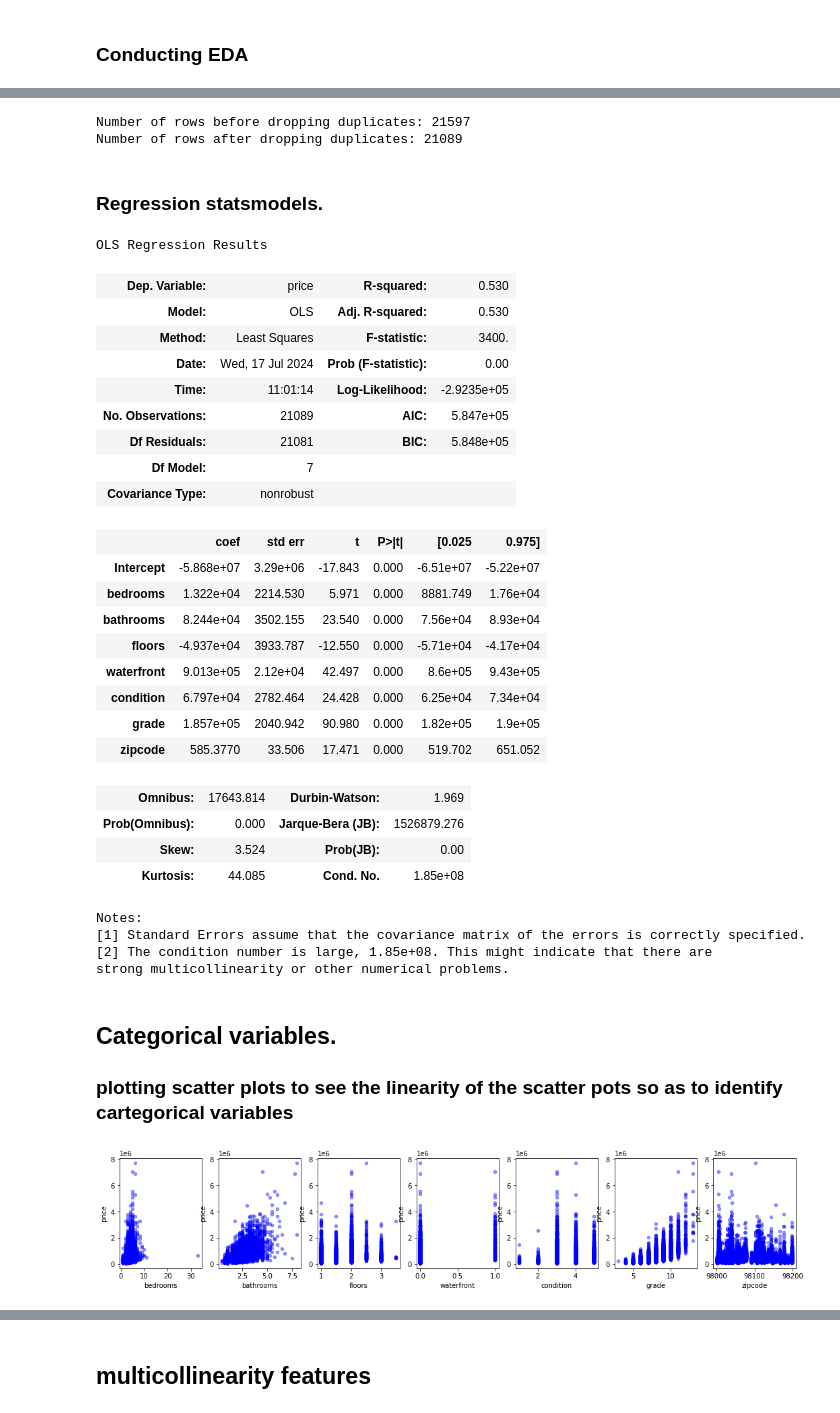
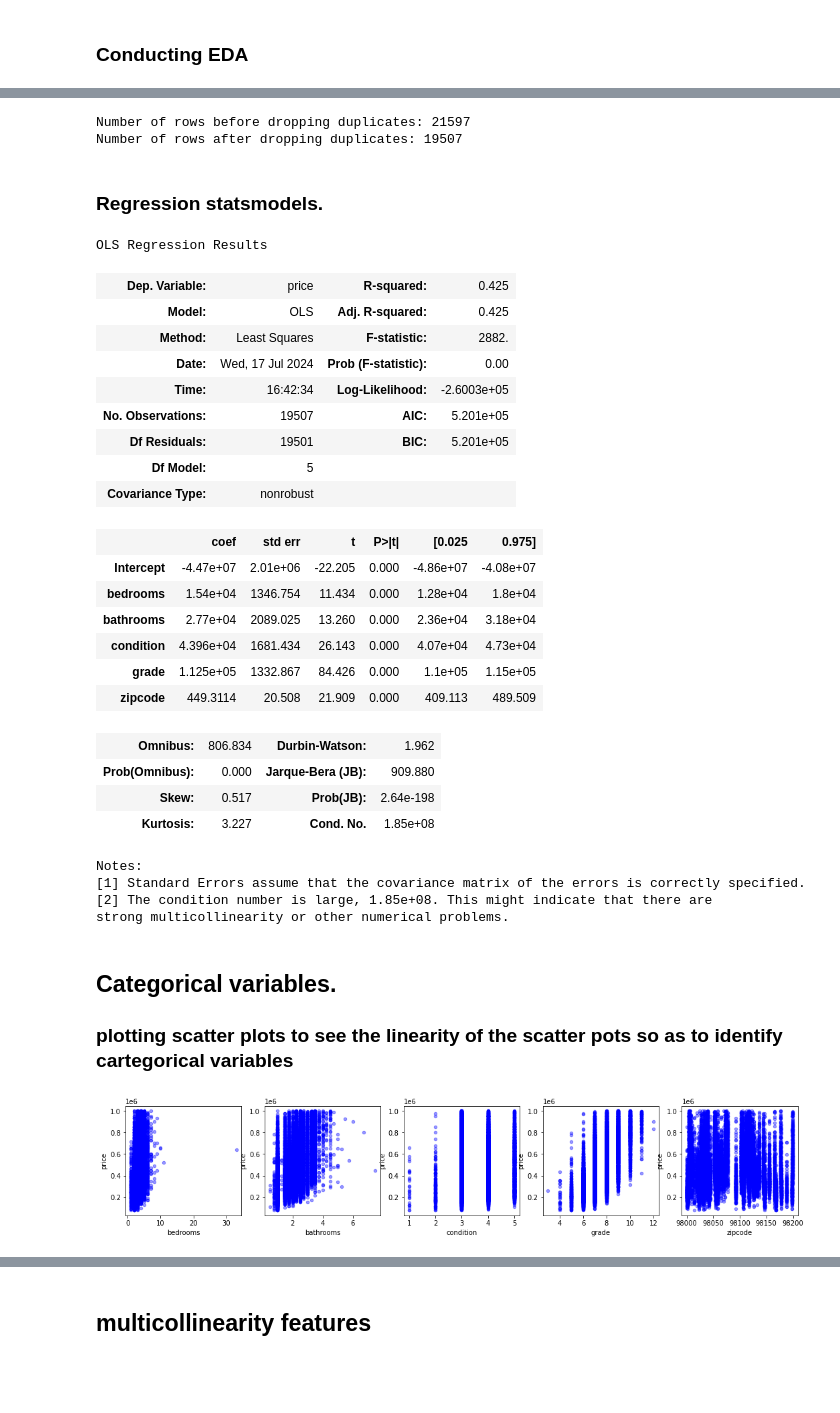
Before and after one commit to ANGI3MAINA/King-County-Housing-Analysis, a Jupyter notebook: Data/Work/Angel.ipynb, the cells around one changed output, grey strips where cells are left out. Cells and saved outputs as stored; diff of their text form; code cells hidden in the pictures; blank space fills up the shorter version.

Commit message:
redid with some corrections on removing outliers and price being < 1000,000

```diff
--- a/Data/Work/Angel.ipynb
+++ b/Data/Work/Angel.ipynb
@@ -25,13 +25,16 @@ df.head() #viewing the first 5 rows of the data
 ### Conducting EDA
 # %%
 # Columns to drop
-columns_to_drop = ['id','date', 'view','sqft_living','sqft_lot','sqft_above', 'sqft_basement',
+columns_to_drop = ['id','date', 'view','sqft_living','sqft_lot','floors','waterfront','sqft_above', 'sqft_basement',
                    'yr_renovated','yr_built', 'lat', 'long',
                    'sqft_living15', 'sqft_lot15']
 
 # Drop the specified columns
 house_df = df.drop(columns=columns_to_drop)
 
+#filter rows with price < 1,000,000
+filtered_house_df = house_df[house_df['price']< 1000000]
+
 # Display the first few rows to confirm the columns have been dropped
-house_df.head()
+filtered_house_df.head()
 # %% [output]
@@ -103,13 +90,13 @@ Number of duplicate rows: 508
 # %%
 # Drop duplicate rows
-house_df_cleaned = house_df.drop_duplicates()
+filtered_cleaned_house_df = filtered_house_df.drop_duplicates()
 
 # Verify the changes
 print(f"Number of rows before dropping duplicates: {len(house_df)}")
-print(f"Number of rows after dropping duplicates: {len(house_df_cleaned)}")
+print(f"Number of rows after dropping duplicates: {len(filtered_cleaned_house_df)}")
 # %% [output]
 Number of rows before dropping duplicates: 21597
-Number of rows after dropping duplicates: 21089
+Number of rows after dropping duplicates: 19507
 # %% [markdown]
 ### Regression statsmodels.
 # %%
@@ -117,34 +104,32 @@ import statsmodels.api as sm
 import statsmodels.formula.api as smf
 
 # build the formula
-f = 'price~bedrooms+bathrooms+floors+waterfront+condition+grade+zipcode'
+f = 'price~bedrooms+bathrooms+condition+grade+zipcode'
 # create a fitted model in one line
-model = smf.ols(formula=f, data= house_df_cleaned).fit()
+model = smf.ols(formula=f, data= filtered_cleaned_house_df).fit()
 model.summary()
 # %% [output]
 OLS Regression Results
-| Dep. Variable: | price | R-squared: | 0.530 |
-| Model: | OLS | Adj. R-squared: | 0.530 |
-| Method: | Least Squares | F-statistic: | 3400. |
+| Dep. Variable: | price | R-squared: | 0.425 |
+| Model: | OLS | Adj. R-squared: | 0.425 |
+| Method: | Least Squares | F-statistic: | 2882. |
 | Date: | Wed, 17 Jul 2024 | Prob (F-statistic): | 0.00 |
-| Time: | 11:01:14 | Log-Likelihood: | -2.9235e+05 |
-| No. Observations: | 21089 | AIC: | 5.847e+05 |
-| Df Residuals: | 21081 | BIC: | 5.848e+05 |
-| Df Model: | 7 |  |  |
+| Time: | 16:42:34 | Log-Likelihood: | -2.6003e+05 |
+| No. Observations: | 19507 | AIC: | 5.201e+05 |
+| Df Residuals: | 19501 | BIC: | 5.201e+05 |
+| Df Model: | 5 |  |  |
 | Covariance Type: | nonrobust |  |  |
 |  | coef | std err | t | P>|t| | [0.025 | 0.975] |
-| Intercept | -5.868e+07 | 3.29e+06 | -17.843 | 0.000 | -6.51e+07 | -5.22e+07 |
-| bedrooms | 1.322e+04 | 2214.530 | 5.971 | 0.000 | 8881.749 | 1.76e+04 |
-| bathrooms | 8.244e+04 | 3502.155 | 23.540 | 0.000 | 7.56e+04 | 8.93e+04 |
-| floors | -4.937e+04 | 3933.787 | -12.550 | 0.000 | -5.71e+04 | -4.17e+04 |
-| waterfront | 9.013e+05 | 2.12e+04 | 42.497 | 0.000 | 8.6e+05 | 9.43e+05 |
-| condition | 6.797e+04 | 2782.464 | 24.428 | 0.000 | 6.25e+04 | 7.34e+04 |
-| grade | 1.857e+05 | 2040.942 | 90.980 | 0.000 | 1.82e+05 | 1.9e+05 |
-| zipcode | 585.3770 | 33.506 | 17.471 | 0.000 | 519.702 | 651.052 |
+| Intercept | -4.47e+07 | 2.01e+06 | -22.205 | 0.000 | -4.86e+07 | -4.08e+07 |
+| bedrooms | 1.54e+04 | 1346.754 | 11.434 | 0.000 | 1.28e+04 | 1.8e+04 |
+| bathrooms | 2.77e+04 | 2089.025 | 13.260 | 0.000 | 2.36e+04 | 3.18e+04 |
+| condition | 4.396e+04 | 1681.434 | 26.143 | 0.000 | 4.07e+04 | 4.73e+04 |
+| grade | 1.125e+05 | 1332.867 | 84.426 | 0.000 | 1.1e+05 | 1.15e+05 |
+| zipcode | 449.3114 | 20.508 | 21.909 | 0.000 | 409.113 | 489.509 |
-| Omnibus: | 17643.814 | Durbin-Watson: | 1.969 |
-| Prob(Omnibus): | 0.000 | Jarque-Bera (JB): | 1526879.276 |
-| Skew: | 3.524 | Prob(JB): | 0.00 |
-| Kurtosis: | 44.085 | Cond. No. | 1.85e+08 |
+| Omnibus: | 806.834 | Durbin-Watson: | 1.962 |
+| Prob(Omnibus): | 0.000 | Jarque-Bera (JB): | 909.880 |
+| Skew: | 0.517 | Prob(JB): | 2.64e-198 |
+| Kurtosis: | 3.227 | Cond. No. | 1.85e+08 |
 Notes:
 [1] Standard Errors assume that the covariance matrix of the errors is correctly specified.
 [2] The condition number is large, 1.85e+08. This might indicate that there are
@@ -153,9 +138,9 @@ strong multicollinearity or other numerical problems.
 ## Categorical variables.
 ### plotting scatter plots to see the linearity of the scatter pots so as to identify cartegorical variables
 # %%
-fig, axes = plt.subplots(nrows=1, ncols= 7, figsize=(18,3 ))
+fig, axes = plt.subplots(nrows=1, ncols= 5, figsize=(18,3 ))
 
-for xcol, ax in zip (['bedrooms','bathrooms','floors','waterfront','condition','grade','zipcode',],axes):
-    house_df_cleaned.plot(kind='scatter', x=xcol, y='price', ax=ax, alpha=0.4, color='blue')
+for xcol, ax in zip (['bedrooms','bathrooms','condition','grade','zipcode',],axes):
+    filtered_cleaned_house_df.plot(kind='scatter', x=xcol, y='price', ax=ax, alpha=0.4, color='blue')
 # %% [output]
-[figure, old version]
+[figure, new version]
```
Also changed, not shown: parts of 17 cells of this notebook.
